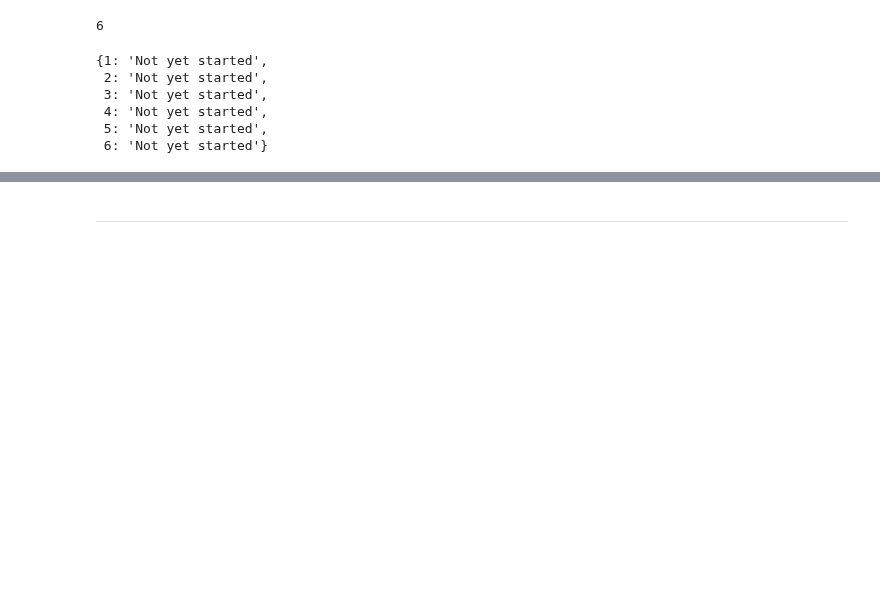
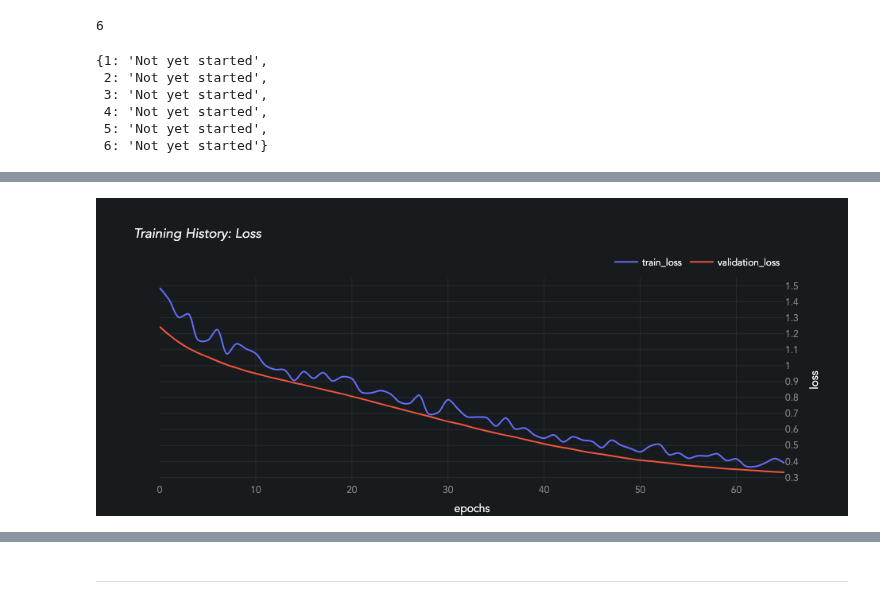
Before and after one commit to pydatasci-repos/pydatasci, a Jupyter notebook: notebooks/dev_alg_model.ipynb, the cells around one changed output, grey strips where cells are left out. Cells and saved outputs as stored; diff of their text form; code cells hidden in the pictures; blank space fills up the shorter version.

```diff
--- a/notebooks/dev_alg_model.ipynb
+++ b/notebooks/dev_alg_model.ipynb
@@ -202,0 +214,2 @@ batch.plot_evaluations(max_loss=0.35, min_accuracy=0.80)
+# %%
+history = batch.jobs[0].results[0].model_history
@@ -202,0 +236,91 @@ batch.plot_evaluations(max_loss=0.35, min_accuracy=0.80)
+# %%
+df = pd.DataFrame.from_dict(history, orient='index').transpose()
+# %%
+df_loss = df[['loss','val_loss']]
+df_loss = df_loss.rename(columns={"loss": "train_loss", "val_loss": "validation_loss"})
+# %%
+df_acc = df[['accuracy', 'val_accuracy']]
+df_acc = df_acc.rename(columns={"accuracy": "train_accuracy", "val_accuracy": "validation_accuracy"})
+# %%
+fig_loss = px.line(
+    df_loss
+    , title = '<i>Training History: Loss</i>'
+    , line_shape = 'spline'
+)
+fig_loss.update_layout(
+    xaxis_title = "epochs"
+    , yaxis_title = "loss"
+    , legend_title = None
+    , font_family = "Avenir"
+    , font_color = "#FAFAFA"
+    , plot_bgcolor = "#181B1E"
+    , paper_bgcolor = "#181B1E"
+    , height = 400
+    , hoverlabel = dict(
+        bgcolor = "#0F0F0F"
+        , font_size = 15
+        , font_family = "Avenir"
+    )
+    , yaxis = dict(
+        side = "right"
+        , tickmode = 'linear'
+        , tick0 = 0.0
+        , dtick = 0.1
+    )
+    , legend = dict(
+        orientation="h"
+        , yanchor="bottom"
+        , y=1.02
+        , xanchor="right"
+        , x=1
+    )
+    , margin = dict(
+        b = 0
+    ),
+)
+fig_loss.update_xaxes(zeroline=False, gridcolor='#262B2F', tickfont=dict(color='#818487'))
+fig_loss.update_yaxes(zeroline=False, gridcolor='#262B2F', tickfont=dict(color='#818487'))
+
+fig_acc = px.line(
+    df_acc
+    , title = '<i>Training History: Accuracy</i>'
+    , line_shape = 'spline'
+)
+fig_acc.update_layout(
+    xaxis_title = "epochs"
+    , yaxis_title = "accuracy"
+    , legend_title = None
+    , font_family = "Avenir"
+    , font_color = "#FAFAFA"
+    , plot_bgcolor = "#181B1E"
+    , paper_bgcolor = "#181B1E"
+    , height = 400
+    , hoverlabel = dict(
+        bgcolor = "#0F0F0F"
+        , font_size = 15
+        , font_family = "Avenir"
+    )
+    , yaxis = dict(
+        side = "right"
+        , tickmode = 'linear'
+        , tick0 = 0.0
+        , dtick = 0.05
+    )
+    , legend = dict(
+        orientation="h"
+        , yanchor="bottom"
+        , y=1.02
+        , xanchor="right"
+        , x=1
+    )
+    , margin = dict(
+        t = 5
+    ),
+)
+fig_acc.update_xaxes(zeroline=False, gridcolor='#262B2F', tickfont=dict(color='#818487'))
+fig_acc.update_yaxes(zeroline=False, gridcolor='#262B2F', tickfont=dict(color='#818487'))
+
+fig_loss.show()
+fig_acc.show()
+# %% [output]
+[figure, added]
```
Also changed, not shown: parts of 19 cells of this notebook, 9 other files.
